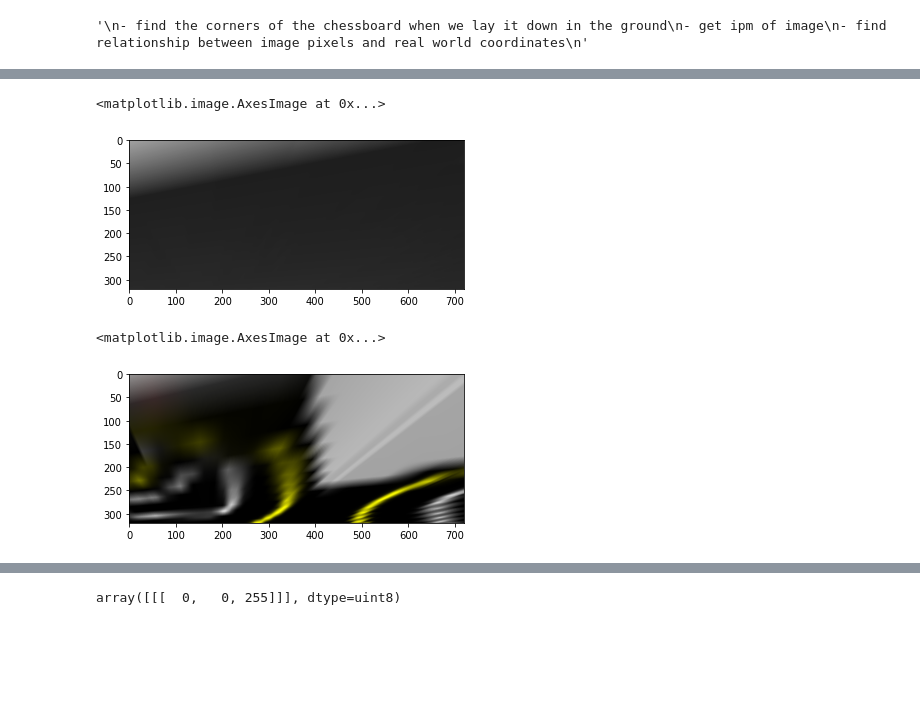
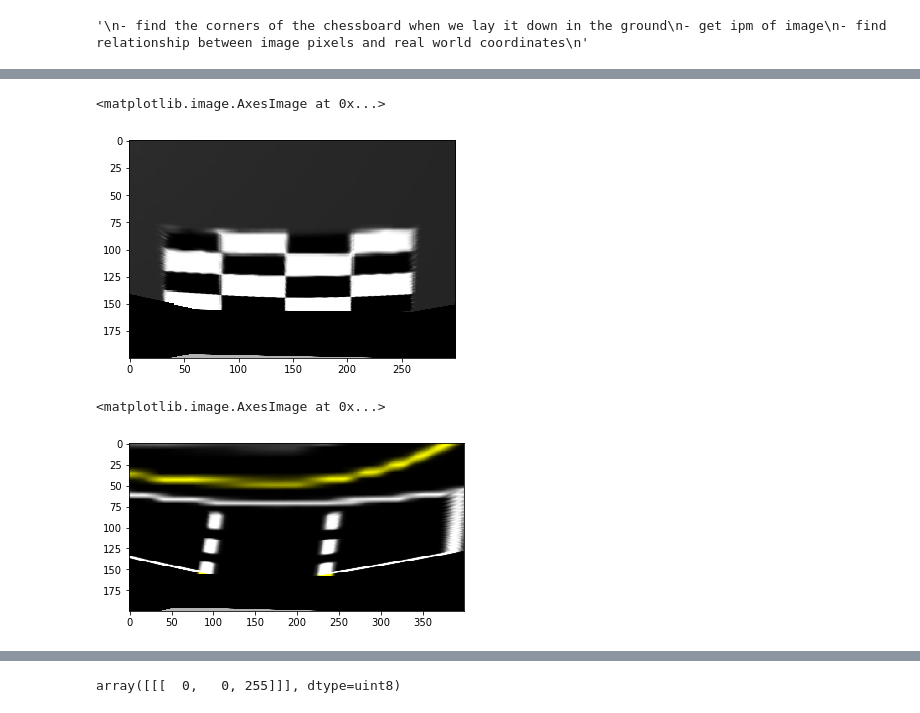
Before and after one commit to man-do/autonomous_turtlebot3, a Jupyter notebook: scripts/test.ipynb, the cells around one changed output, grey strips where cells are left out. Saved outputs shown, nothing was run; the diff lists cells and outputs as text; code cells hidden in the pictures; blank space fills up the shorter version.

```diff
--- a/scripts/test.ipynb
+++ b/scripts/test.ipynb
@@ -23,5 +23,6 @@ def distance_2_points(point1, point2):
     # point is array of w,h coordinates of an image
     delta_w = point1[0]-point2[0]
     delta_h = point1[1]-point2[1]
-    return math.sqrt(math.pow(delta_w, 2) + math.pow(delta_h, 2))
+    #return math.sqrt(math.pow(delta_w, 2) + math.pow(delta_h, 2))
+    return abs(delta_w)
 # %%
@@ -76,24 +121,26 @@ plt.imshow(img)
 # %%
 h_mtx = cv2.getPerspectiveTransform(pts1, pts2)
 warped = cv2.warpPerspective(img, h_mtx, (w*3,h))
 
+warped = warped[50:250, :300]
+
 plt.imshow(warped)
 # %% [output]
 <matplotlib.image.AxesImage at 0x...>
-[figure, old version]
+[figure, new version]
 # %%
-square_path = '/home/maverick/ros_ws/src/autonomous_turtlebot3/calib/chessboard_images/square.png'
+square_path = '/home/maverick/ros_ws1/src/autonomous_turtlebot3/calib/chessboard_images/square.png'
 square = cv2.imread(square_path)
 square = square
 square = cv2.cvtColor( square, cv2.COLOR_BGR2RGB)
 warped = cv2.warpPerspective(square, h_mtx, (w*3,h))
 
-plt.imshow(warped)
+plt.imshow(warped[50:250, :400])
 
 # IPM wasn't done right
 # %% [output]
 <matplotlib.image.AxesImage at 0x...>
-[figure, old version]
+[figure, new version]
 # %%
 yellow = np.uint8([[[255,255,0]]])
 white = np.uint8([[[255, 255, 255]]])
```
Also changed, not shown: parts of 2 cells of this notebook, 7 other files.
